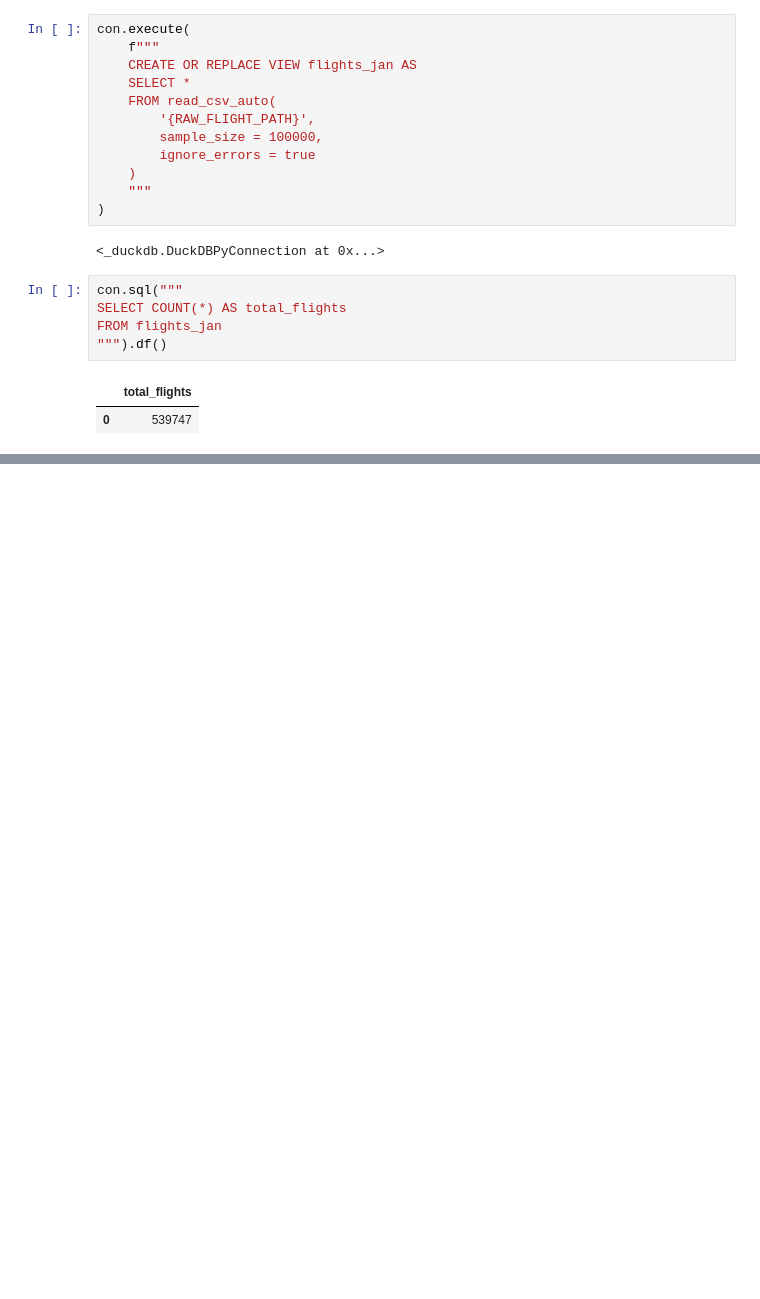
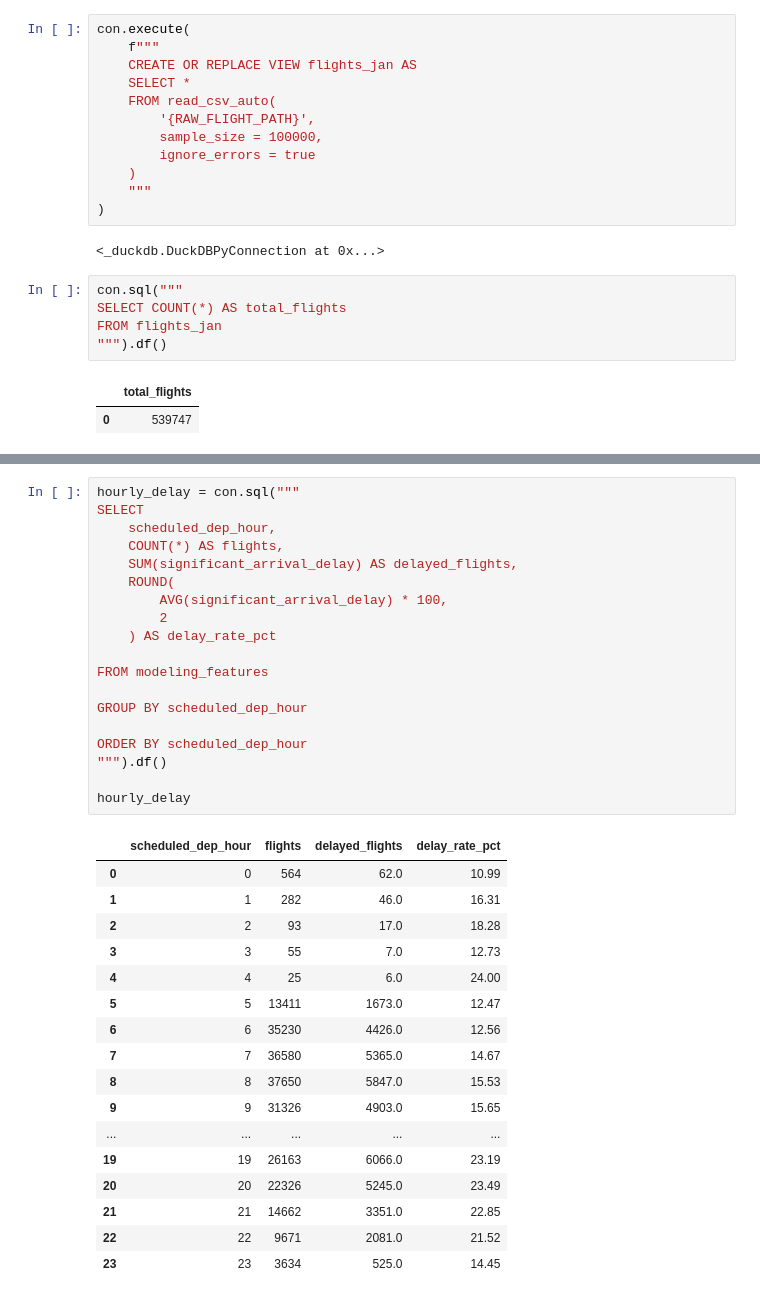
Before and after one commit to ttashi7/flight-operations-intelligence, a Jupyter notebook: notebooks/01_flight_data_profiling.ipynb, the cells around one changed output, grey strips where cells are left out. Drawn from its saved outputs; the diff is of its cells as text; blank space fills up the shorter version.

```diff
--- a/notebooks/01_flight_data_profiling.ipynb
+++ b/notebooks/01_flight_data_profiling.ipynb
@@ -483,0 +1179,37 @@ FROM flights_jan
+# %%
+hourly_delay = con.sql("""
+SELECT
+    scheduled_dep_hour,
+    COUNT(*) AS flights,
+    SUM(significant_arrival_delay) AS delayed_flights,
+    ROUND(
+        AVG(significant_arrival_delay) * 100,
+        2
+    ) AS delay_rate_pct
+
+FROM modeling_features
+
+GROUP BY scheduled_dep_hour
+
+ORDER BY scheduled_dep_hour
+""").df()
+
+hourly_delay
+# %% [output]
+|  | scheduled_dep_hour | flights | delayed_flights | delay_rate_pct |
+| 0 | 0 | 564 | 62.0 | 10.99 |
+| 1 | 1 | 282 | 46.0 | 16.31 |
+| 2 | 2 | 93 | 17.0 | 18.28 |
+| 3 | 3 | 55 | 7.0 | 12.73 |
+| 4 | 4 | 25 | 6.0 | 24.00 |
+| 5 | 5 | 13411 | 1673.0 | 12.47 |
+| 6 | 6 | 35230 | 4426.0 | 12.56 |
+| 7 | 7 | 36580 | 5365.0 | 14.67 |
+| 8 | 8 | 37650 | 5847.0 | 15.53 |
+| 9 | 9 | 31326 | 4903.0 | 15.65 |
+| ... | ... | ... | ... | ... |
+| 19 | 19 | 26163 | 6066.0 | 23.19 |
+| 20 | 20 | 22326 | 5245.0 | 23.49 |
+| 21 | 21 | 14662 | 3351.0 | 22.85 |
+| 22 | 22 | 9671 | 2081.0 | 21.52 |
+| 23 | 23 | 3634 | 525.0 | 14.45 |
```
Also changed, not shown: parts of 42 cells of this notebook.
